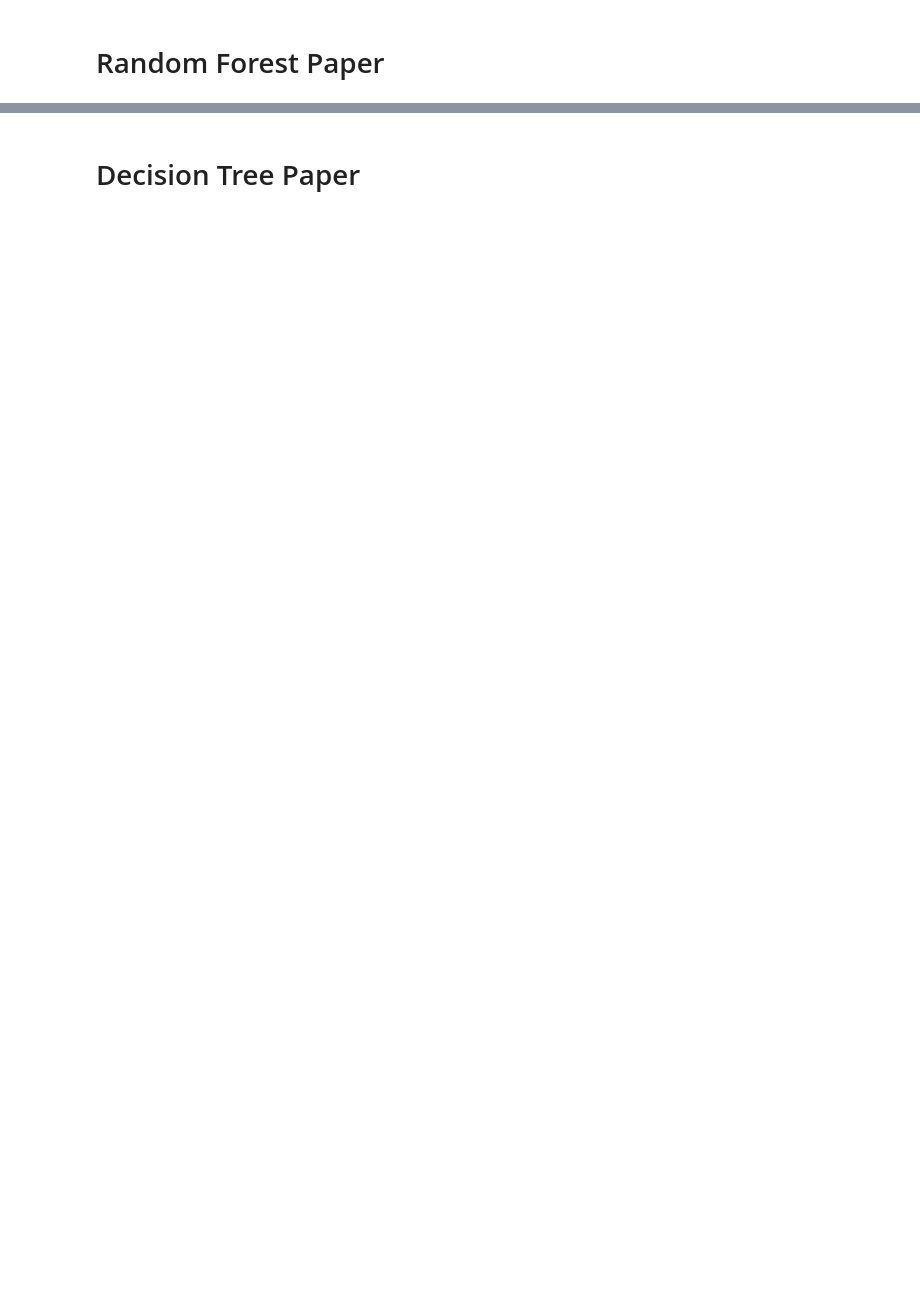
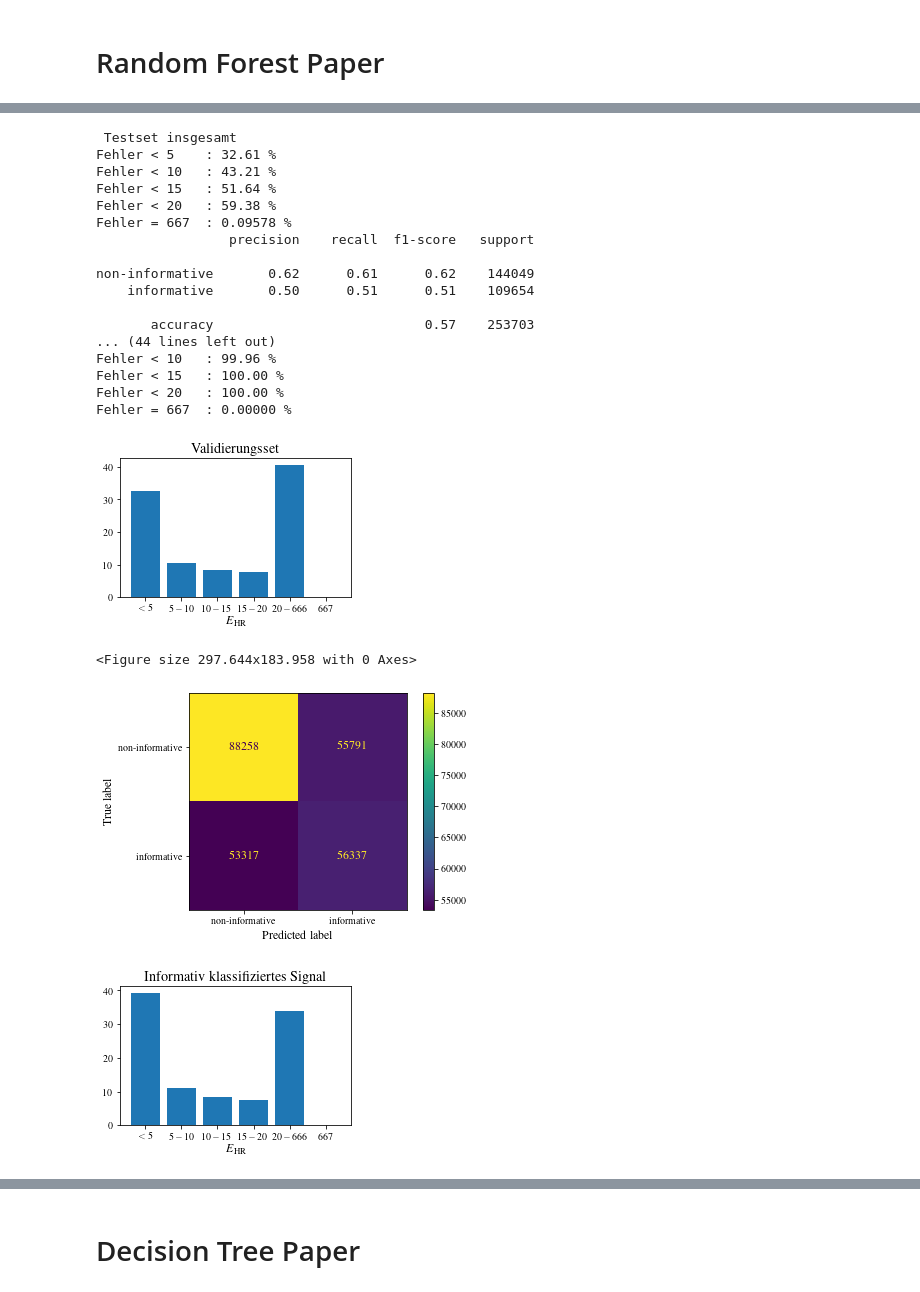
Before and after one commit to Zianor/Bachelorarbeit, a Jupyter notebook: Implementation/src/notebooks/ml_statistical_results.ipynb, the cells around one changed output, grey strips where cells are left out. Drawn from its saved outputs; the diff is of its cells as text; code cells hidden in the pictures; blank space fills up the shorter version.

```diff
--- a/Implementation/src/notebooks/ml_statistical_results.ipynb
+++ b/Implementation/src/notebooks/ml_statistical_results.ipynb
@@ -83,0 +44,26 @@ Fehler = 667  : 0.00000 %
+# %%
+rf = estimators.MLStatisticalEstimator("RF_hr10")
+
+rf.print_model_test_report("rf-statistical")
+# %% [output]
+ Testset insgesamt
+Fehler < 5    : 32.61 %
+Fehler < 10   : 43.21 %
+Fehler < 15   : 51.64 %
+Fehler < 20   : 59.38 %
+Fehler = 667  : 0.09578 %
+                 precision    recall  f1-score   support
+
+non-informative       0.62      0.61      0.62    144049
+    informative       0.50      0.51      0.51    109654
+
+       accuracy                           0.57    253703
+... (44 lines left out)
+Fehler < 10   : 99.96 %
+Fehler < 15   : 100.00 %
+Fehler < 20   : 100.00 %
+Fehler = 667  : 0.00000 %
+[figure, added]
+<Figure size 297.644x183.958 with 0 Axes>
+[figure, added]
+[figure, added]
```
Also changed, not shown: parts of 11 cells of this notebook.
